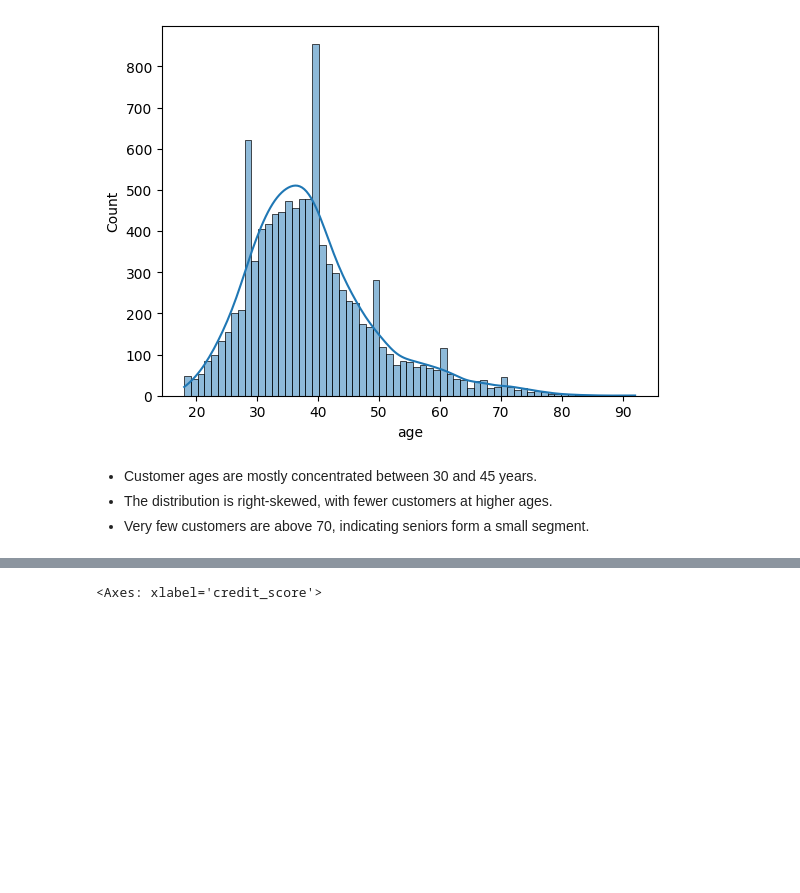
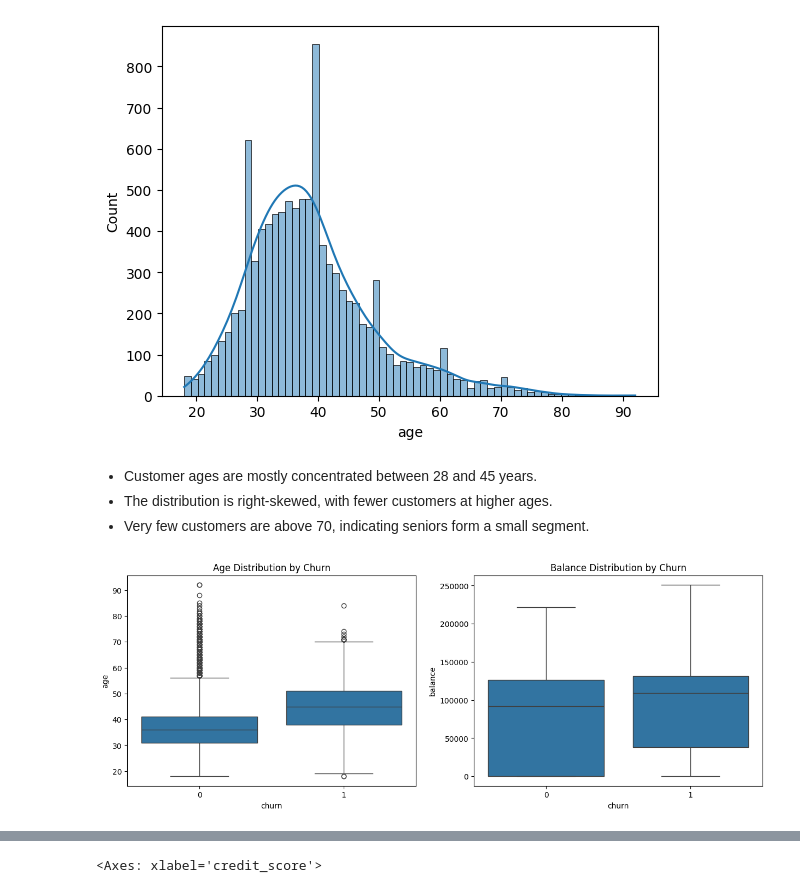
Before and after one commit to rajeevkumar75/Bank-Customer-Churn-Prediction, a Jupyter notebook: notebooks/Eda end to end.ipynb, the cells around one changed output, grey strips where cells are left out. Cells and saved outputs as stored; diff of their text form; code cells hidden in the pictures; blank space fills up the shorter version.

```diff
--- a/notebooks/Eda end to end.ipynb
+++ b/notebooks/Eda end to end.ipynb
@@ -115,6 +123,18 @@ sns.histplot(df['age'], kde=True)
 <Axes: xlabel='age', ylabel='Count'>
 [figure]
 # %% [markdown]
-- Customer ages are mostly concentrated between 30 and 45 years.
+- Customer ages are mostly concentrated between 28 and 45 years.
 - The distribution is right-skewed, with fewer customers at higher ages.
 - Very few customers are above 70, indicating seniors form a small segment.
+# %%
+fig, ax = plt.subplots(1, 2, figsize=(15, 5))
+
+sns.boxplot(x='churn', y='age', data=df, ax=ax[0])
+ax[0].set_title('Age Distribution by Churn')
+
+sns.boxplot(x='churn', y='balance', data=df, ax=ax[1])
+ax[1].set_title('Balance Distribution by Churn')
+
+plt.show()
+# %% [output]
+[figure, added]
```
Also changed, not shown: parts of 11 cells of this notebook.
